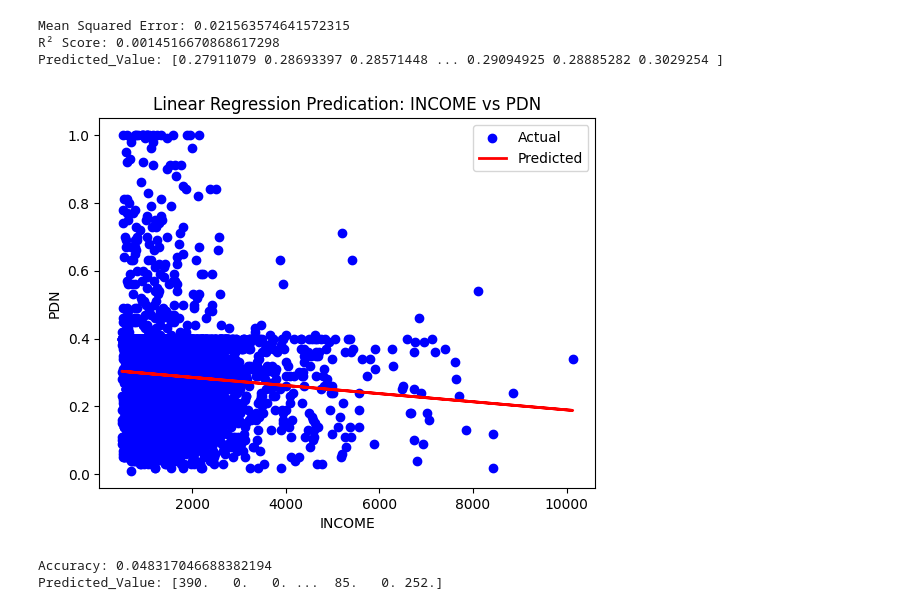
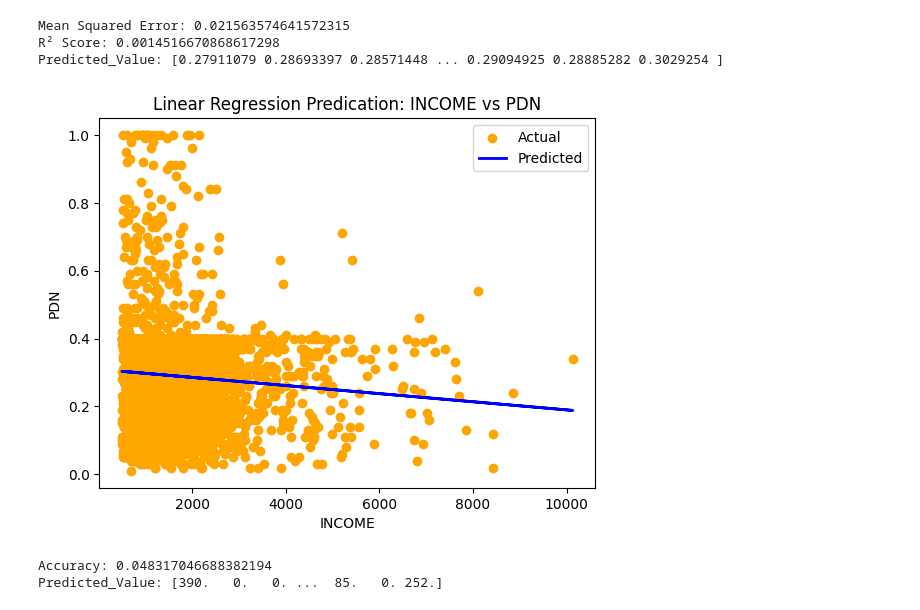
Before and after one commit to UgoChikezie2/ugo-final-project, a Jupyter notebook: notebooks/Ugo_Chikezie_Final-Project.ipynb, the cells around one changed output. Saved outputs shown, nothing was run; the diff lists cells and outputs as text; code cells hidden in the pictures.

```diff
--- a/notebooks/Ugo_Chikezie_Final-Project.ipynb
+++ b/notebooks/Ugo_Chikezie_Final-Project.ipynb
@@ -437,15 +437,15 @@ Mean Squared Error: 0.021563574641572315
 R² Score: 0.0014516670868617298
 Predicted_Value: [0.27911079 0.28693397 0.28571448 ... 0.29094925 0.28885282 0.3029254 ]
 # %%
-plt.scatter(X_test, y_test, color='blue', label='Actual')
-plt.plot(X_test, y_pred, color='red', linewidth=2, label='Predicted')
+plt.scatter(X_test, y_test, color='orange', label='Actual')
+plt.plot(X_test, y_pred, color='blue', linewidth=2, label='Predicted')
 plt.xlabel('INCOME')
 plt.ylabel('PDN')
 plt.title('Linear Regression Predication: INCOME vs PDN')
 plt.legend()
 plt.show()
 # %% [output]
-[figure, old version]
+[figure, new version]
 # %%
 X = df[['INCOME']]
 y = df['SCORINGMARK']
```
Also changed, not shown: parts of 3 cells of this notebook.
